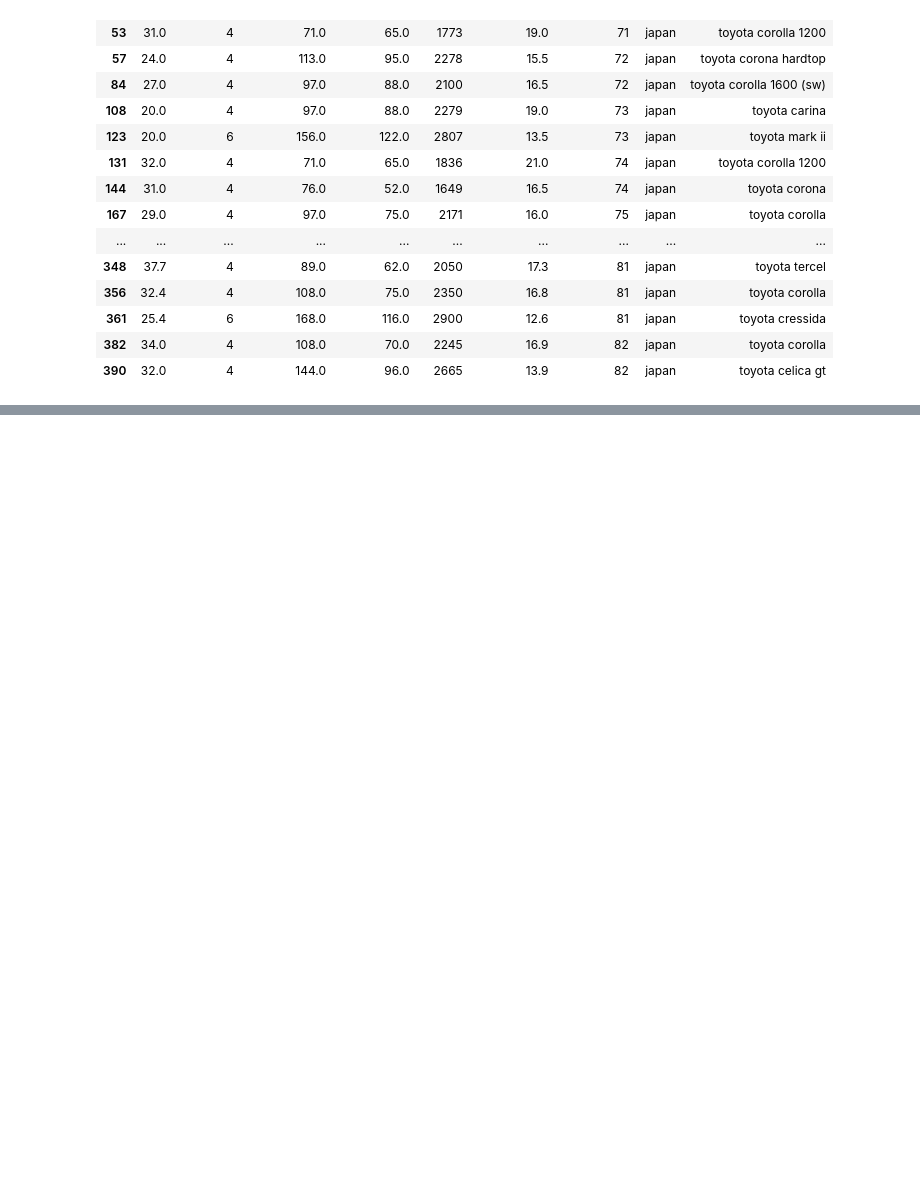
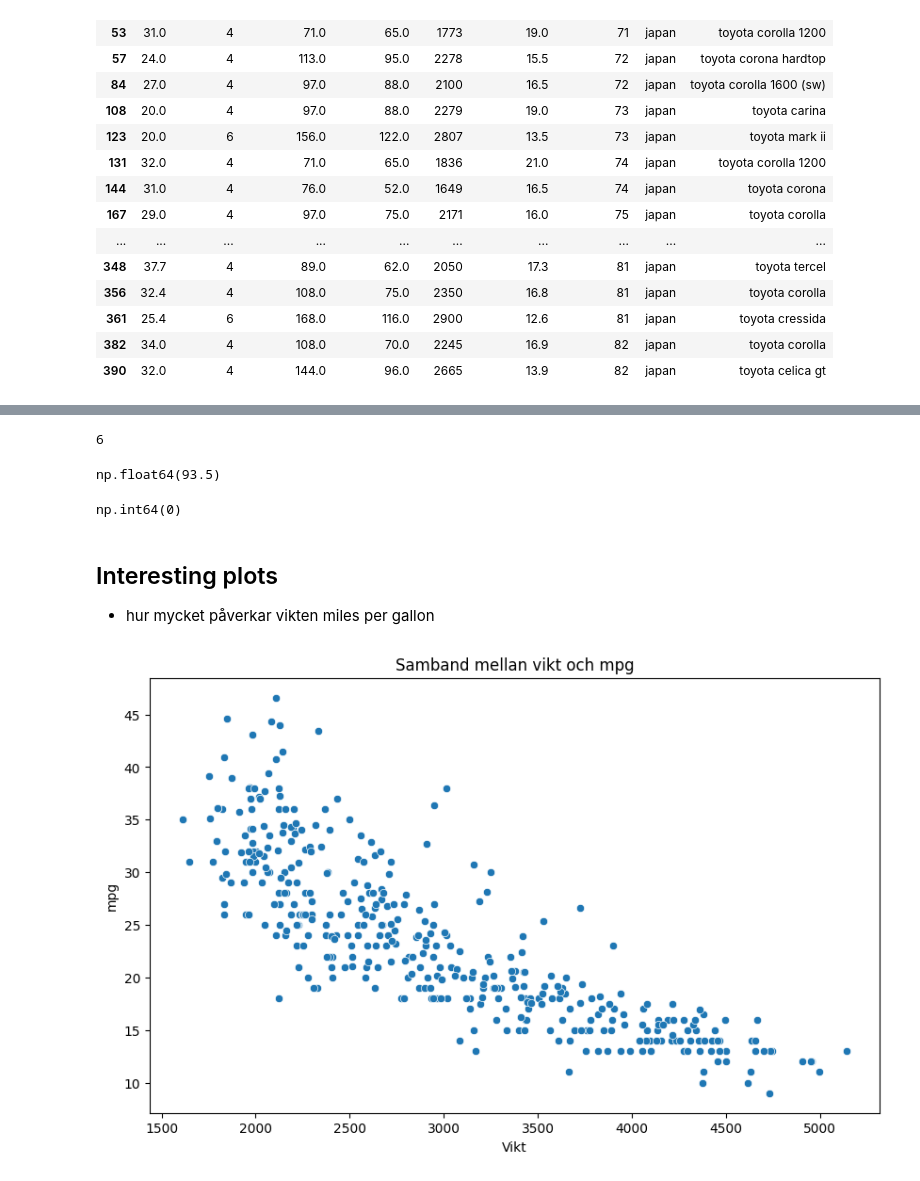
Before and after one commit to glennart8/ai_engineering_henrik_pilback, a Jupyter notebook: Exercises/exercise_1.ipynb, the cells around one changed output, grey strips where cells are left out. Cells and saved outputs as stored; diff of their text form; code cells hidden in the pictures; blank space fills up the shorter version.

```diff
--- a/Exercises/exercise_1.ipynb
+++ b/Exercises/exercise_1.ipynb
@@ -102,0 +105,32 @@ toyota_df
+# %%
+print(df['horsepower'].isna().sum())
+# %% [output]
+6
+# %%
+median_horsepower = df["horsepower"].median()
+median_horsepower
+# %% [output]
+np.float64(93.5)
+# %%
+# Ersätt nullvärden med medianvärdt
+df["horsepower"] = df["horsepower"].fillna(median_horsepower)
+# %%
+df["horsepower"].isna().sum()
+# %% [output]
+np.int64(0)
+# %% [markdown]
+## Interesting plots
+
+- hur mycket påverkar vikten miles per gallon
+# %%
+import matplotlib.pyplot as plt
+
+plt.figure(figsize=(10,6))
+sns.scatterplot(data=df, x="weight", y="mpg")
+
+plt.title("Samband mellan vikt och mpg")
+plt.xlabel("Vikt")
+plt.ylabel("mpg")
+plt.show()
+# %% [output]
+[figure, added]
```
Also changed, not shown: parts of 42 cells of this notebook, 2 other files.
